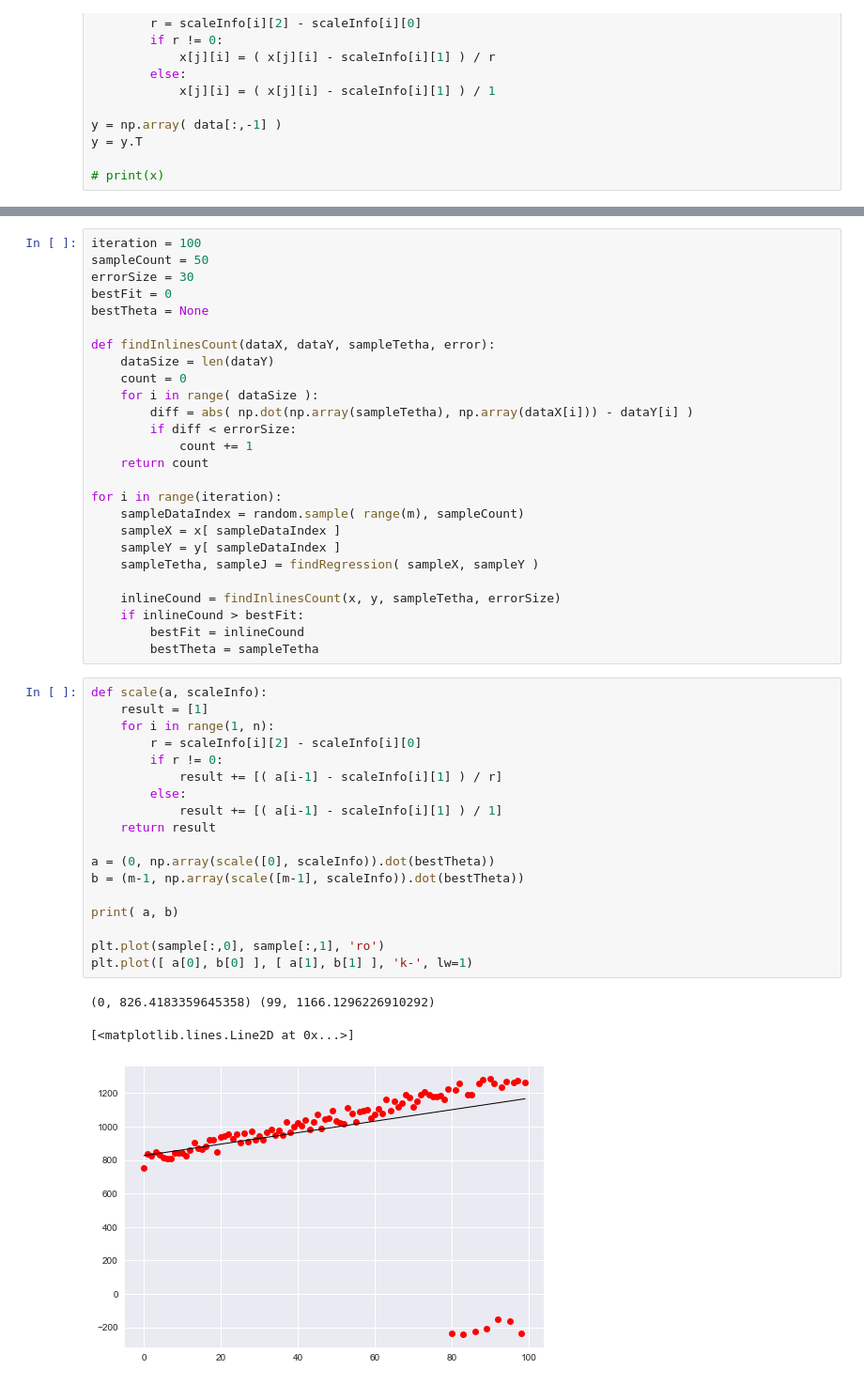
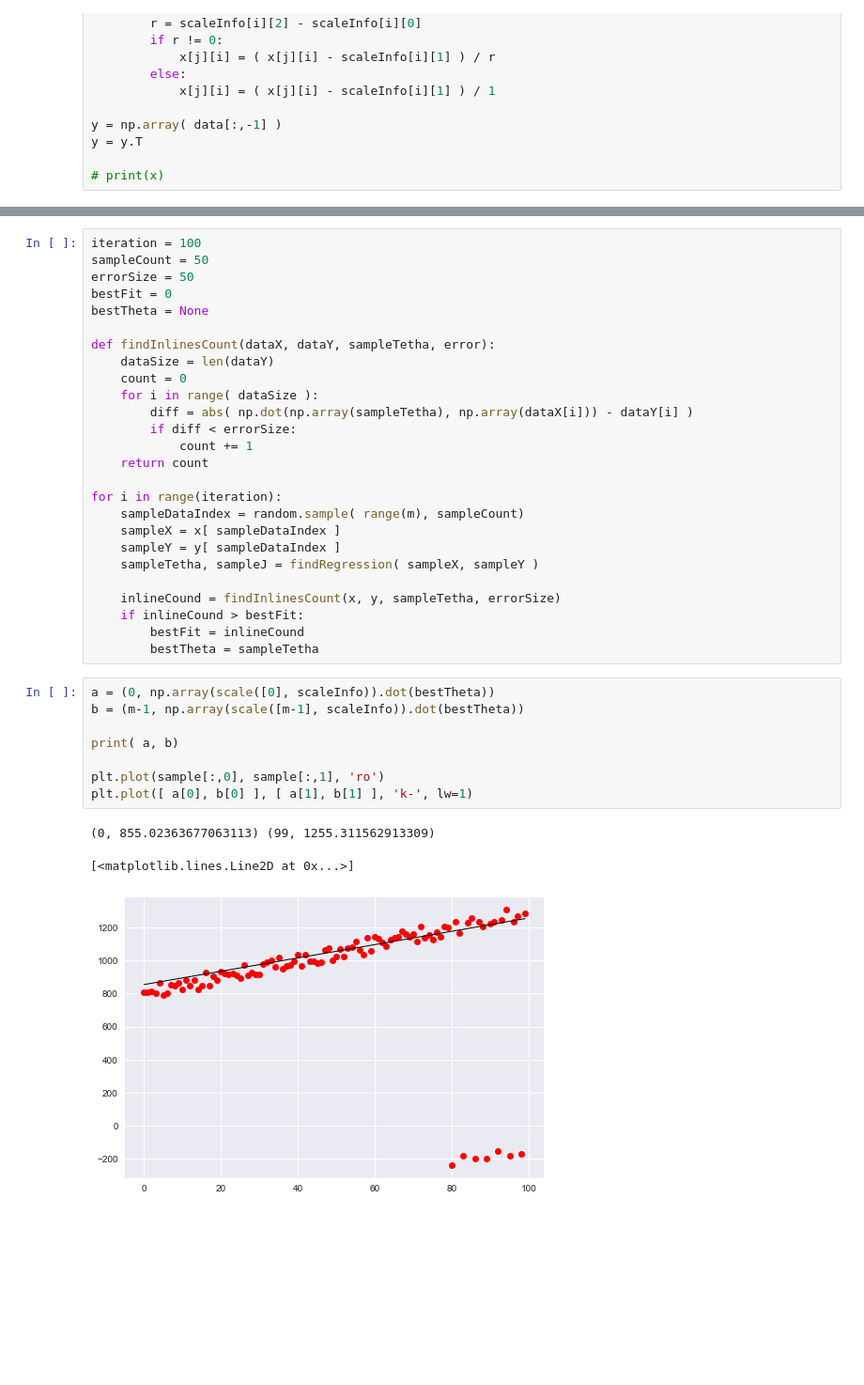
Before and after one commit to 5l1v3r1/Machine-Learning-7, a Jupyter notebook: sample regression/Robust Regression - RANSAC.ipynb, the cells around one changed output, grey strips where cells are left out. Shown: that part at 94% size. Saved outputs shown, nothing was run; the diff lists cells and outputs as text; blank space fills up the shorter version.

```diff
--- a/sample regression/Robust Regression - RANSAC.ipynb
+++ b/sample regression/Robust Regression - RANSAC.ipynb
@@ -133,7 +133,7 @@ print( np.dot(i,j) )
 # %%
 iteration = 100
 sampleCount = 50
-errorSize = 30
+errorSize = 50
 bestFit = 0
 bestTheta = None
 
@@ -157,24 +157,14 @@ for i in range(iteration):
         bestFit = inlineCound
         bestTheta = sampleTetha
 # %%
-def scale(a, scaleInfo):
-    result = [1]
-    for i in range(1, n):
-        r = scaleInfo[i][2] - scaleInfo[i][0]
-        if r != 0:
-            result += [( a[i-1] - scaleInfo[i][1] ) / r]
-        else:
-            result += [( a[i-1] - scaleInfo[i][1] ) / 1]
-    return result
-
 a = (0, np.array(scale([0], scaleInfo)).dot(bestTheta))
 b = (m-1, np.array(scale([m-1], scaleInfo)).dot(bestTheta))
 
 print( a, b)
 
 plt.plot(sample[:,0], sample[:,1], 'ro')
 plt.plot([ a[0], b[0] ], [ a[1], b[1] ], 'k-', lw=1)
 # %% [output]
-(0, 826.4183359645358) (99, 1166.1296226910292)
+(0, 855.02363677063113) (99, 1255.311562913309)
 [<matplotlib.lines.Line2D at 0x...>]
-[figure, old version]
+[figure, new version]
```
Also changed, not shown: parts of 5 cells of this notebook.
